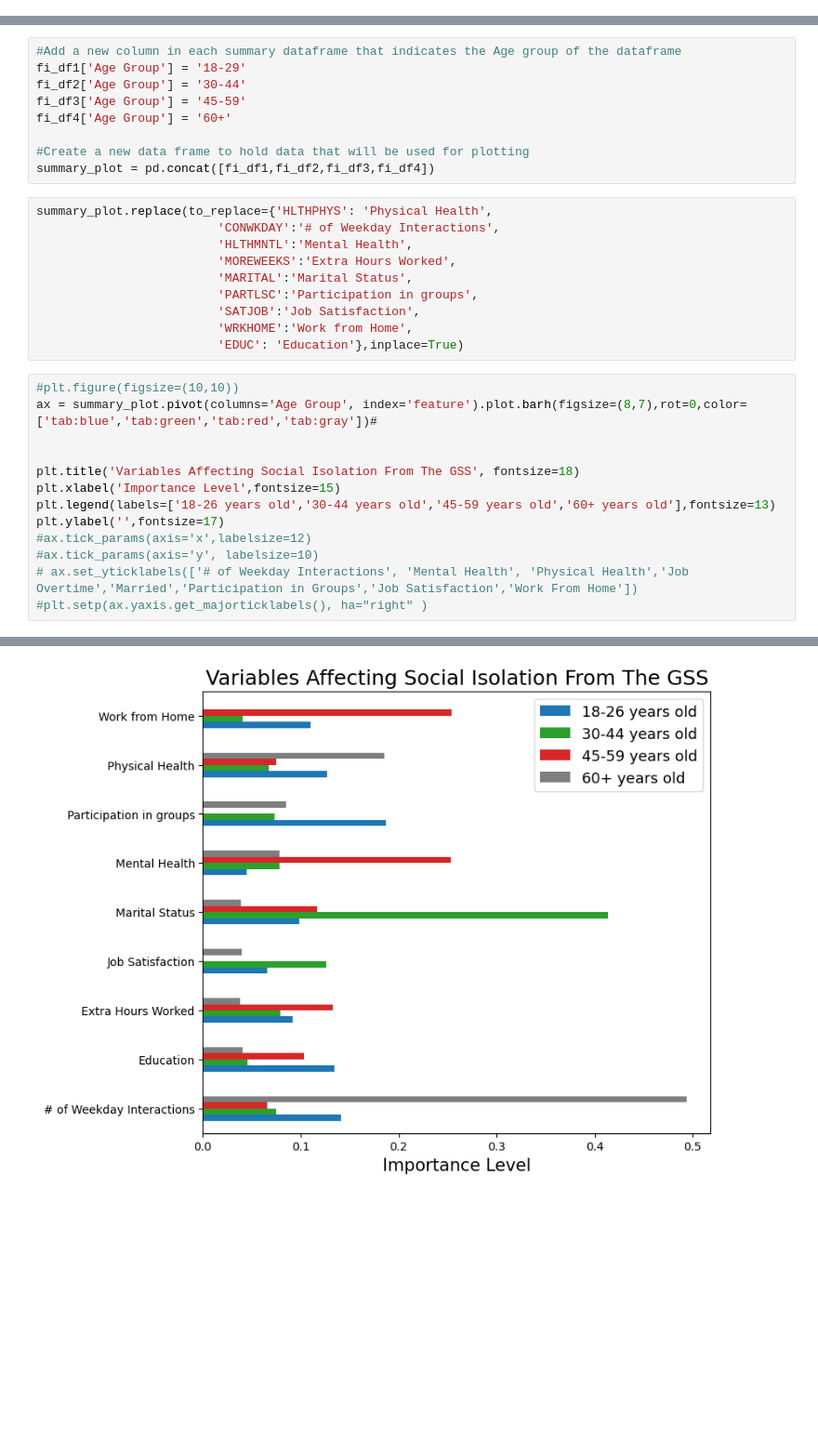
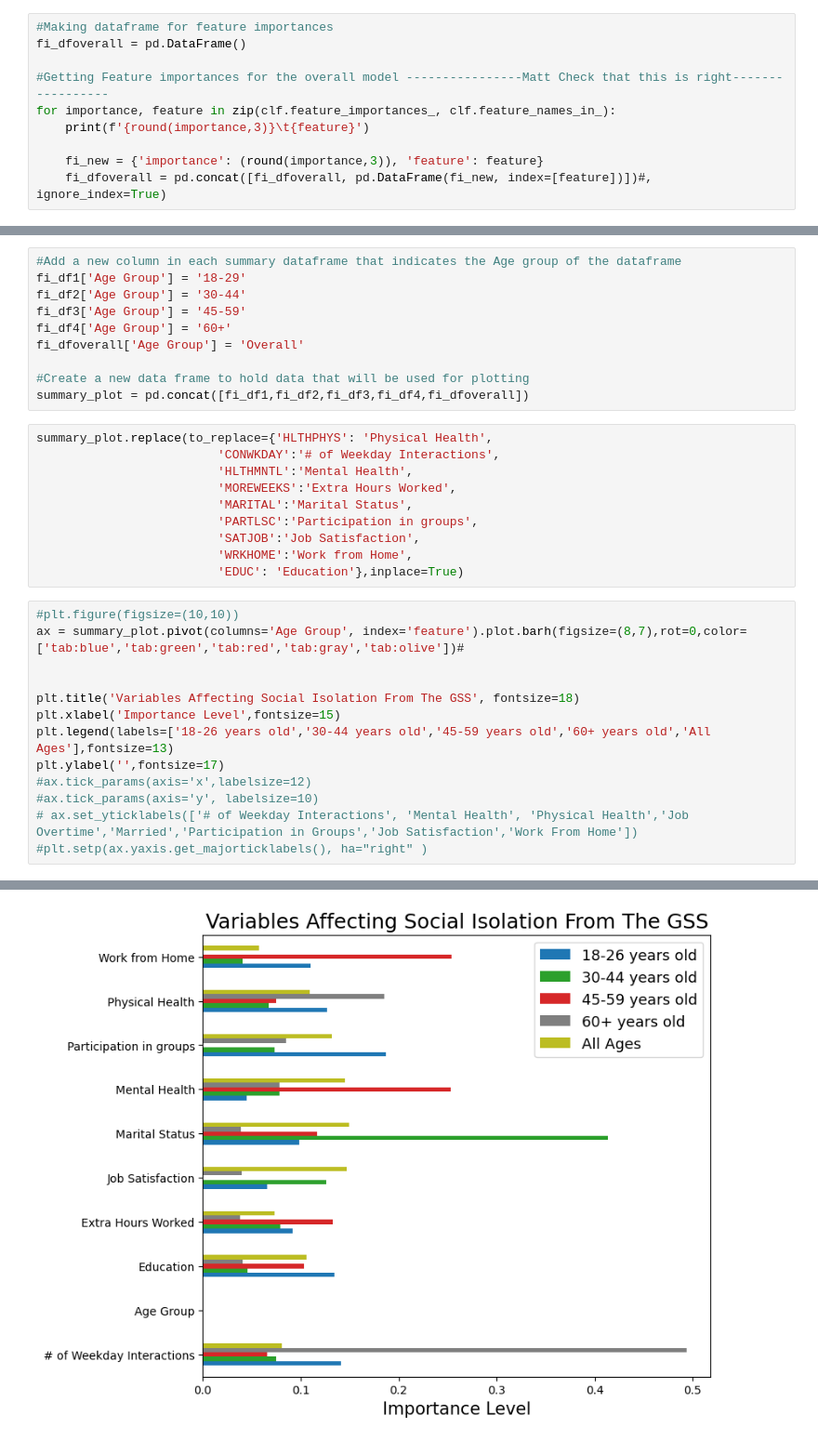
Before and after one commit to matthewasloan95/social-isolation-transportation, a Jupyter notebook: Feature Modeling GSS.ipynb, the cells around one changed output, grey strips where cells are left out. Shown at 93% size. Saved outputs shown, nothing was run; the diff lists cells and outputs as text; blank space fills up the shorter version.

Commit message:
added overall age for GSS

```diff
--- a/Feature Modeling GSS.ipynb
+++ b/Feature Modeling GSS.ipynb
@@ -299,0 +306,10 @@ CV_DT.score(x_test, y_test)
+# %%
+#Making dataframe for feature importances
+fi_dfoverall = pd.DataFrame()
+
+#Getting Feature importances for the overall model ----------------Matt Check that this is right-----------------
+for importance, feature in zip(clf.feature_importances_, clf.feature_names_in_):
+    print(f'{round(importance,3)}\t{feature}')
+
+    fi_new = {'importance': (round(importance,3)), 'feature': feature}
+    fi_dfoverall = pd.concat([fi_dfoverall, pd.DataFrame(fi_new, index=[feature])])#, ignore_index=True)
@@ -395,9 +422,10 @@ fi_df1['Age Group'] = '18-29'
 fi_df2['Age Group'] = '30-44'
 fi_df3['Age Group'] = '45-59'
 fi_df4['Age Group'] = '60+'
+fi_dfoverall['Age Group'] = 'Overall'
 
 #Create a new data frame to hold data that will be used for plotting
-summary_plot = pd.concat([fi_df1,fi_df2,fi_df3,fi_df4])
+summary_plot = pd.concat([fi_df1,fi_df2,fi_df3,fi_df4,fi_dfoverall])
 # %%
 summary_plot.replace(to_replace={'HLTHPHYS': 'Physical Health',
                          'CONWKDAY':'# of Weekday Interactions',
@@ -410,20 +438,20 @@ summary_plot.replace(to_replace={'HLTHPHYS': 'Physical Health',
                          'EDUC': 'Education'},inplace=True)
 # %%
 #plt.figure(figsize=(10,10))
-ax = summary_plot.pivot(columns='Age Group', index='feature').plot.barh(figsize=(8,7),rot=0,color=['tab:blue','tab:green','tab:red','tab:gray'])#
+ax = summary_plot.pivot(columns='Age Group', index='feature').plot.barh(figsize=(8,7),rot=0,color=['tab:blue','tab:green','tab:red','tab:gray','tab:olive'])#
 
 
 plt.title('Variables Affecting Social Isolation From The GSS', fontsize=18)
 plt.xlabel('Importance Level',fontsize=15)
-plt.legend(labels=['18-26 years old','30-44 years old','45-59 years old','60+ years old'],fontsize=13)
+plt.legend(labels=['18-26 years old','30-44 years old','45-59 years old','60+ years old','All Ages'],fontsize=13)
 plt.ylabel('',fontsize=17)
 #ax.tick_params(axis='x',labelsize=12)
 #ax.tick_params(axis='y', labelsize=10)
 # ax.set_yticklabels(['# of Weekday Interactions', 'Mental Health', 'Physical Health','Job Overtime','Married','Participation in Groups','Job Satisfaction','Work From Home'])
 #plt.setp(ax.yaxis.get_majorticklabels(), ha="right" )
 # %% [output]
 Text(0, 0.5, '')
-[figure, old version]
+[figure, new version]
 # %%
 summary_plot.pivot(index='feature',columns='Age Group')
 # %% [output]
```
Also changed, not shown: parts of 9 cells of this notebook.
